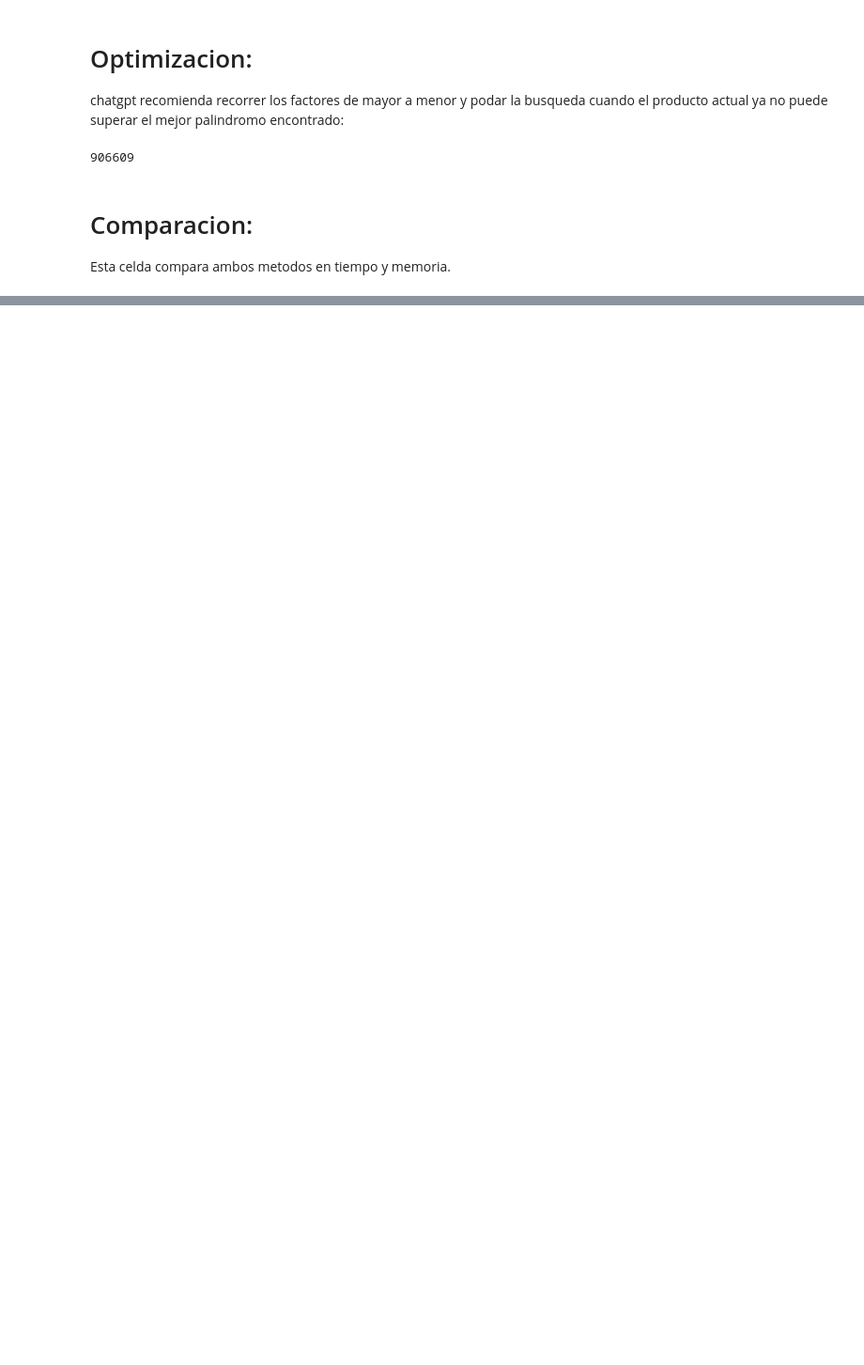
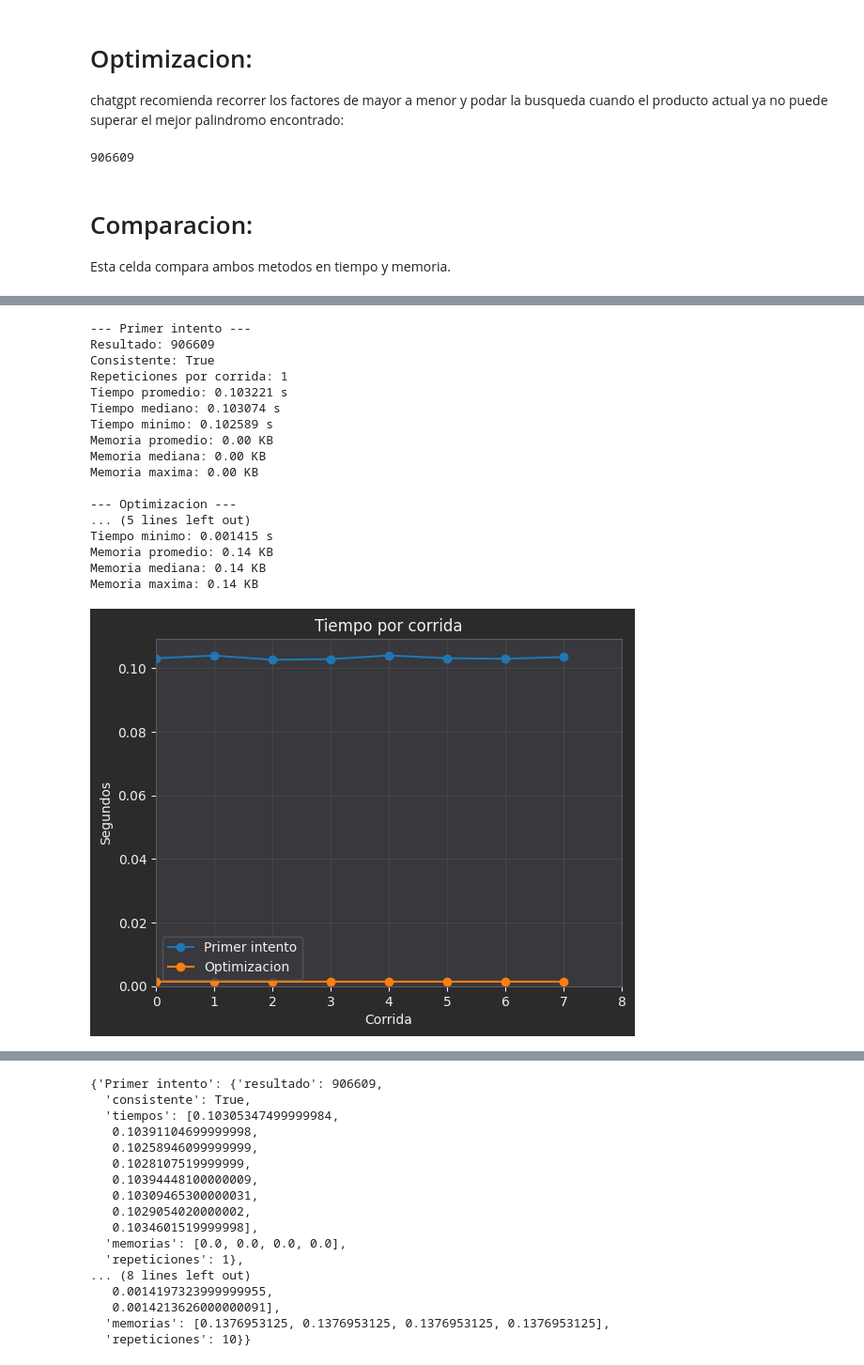
Before and after one commit to gamaerry/euler, a Jupyter notebook: notebooks/p004.ipynb, the cells around one changed output, grey strips where cells are left out. Shown at 94% size. Drawn from its saved outputs; the diff is of its cells as text; code cells hidden in the pictures; blank space fills up the shorter version.

```diff
--- a/notebooks/p004.ipynb
+++ b/notebooks/p004.ipynb
@@ -136,0 +49,23 @@ Memoria maxima: 0.14 KB
+# %%
+from lib.utils import comparar_metodos
+
+comparar_metodos(primer_intento, optimizacion)
+# %% [output]
+--- Primer intento ---
+Resultado: 906609
+Consistente: True
+Repeticiones por corrida: 1
+Tiempo promedio: 0.103221 s
+Tiempo mediano: 0.103074 s
+Tiempo minimo: 0.102589 s
+Memoria promedio: 0.00 KB
+Memoria mediana: 0.00 KB
+Memoria maxima: 0.00 KB
+
+--- Optimizacion ---
+... (5 lines left out)
+Tiempo minimo: 0.001415 s
+Memoria promedio: 0.14 KB
+Memoria mediana: 0.14 KB
+Memoria maxima: 0.14 KB
+[figure, added]
@@ -136,0 +73,17 @@ Memoria maxima: 0.14 KB
+{'Primer intento': {'resultado': 906609,
+  'consistente': True,
+  'tiempos': [0.10305347499999984,
+   0.10391104699999998,
+   0.10258946099999999,
+   0.1028107519999999,
+   0.10394448100000009,
+   0.10309465300000031,
+   0.1029054020000002,
+   0.1034601519999998],
+  'memorias': [0.0, 0.0, 0.0, 0.0],
+  'repeticiones': 1},
+... (8 lines left out)
+   0.0014197323999999955,
+   0.0014213626000000091],
+  'memorias': [0.1376953125, 0.1376953125, 0.1376953125, 0.1376953125],
+  'repeticiones': 10}}
```
Also changed, not shown: parts of 3 cells of this notebook, 10 other files.
